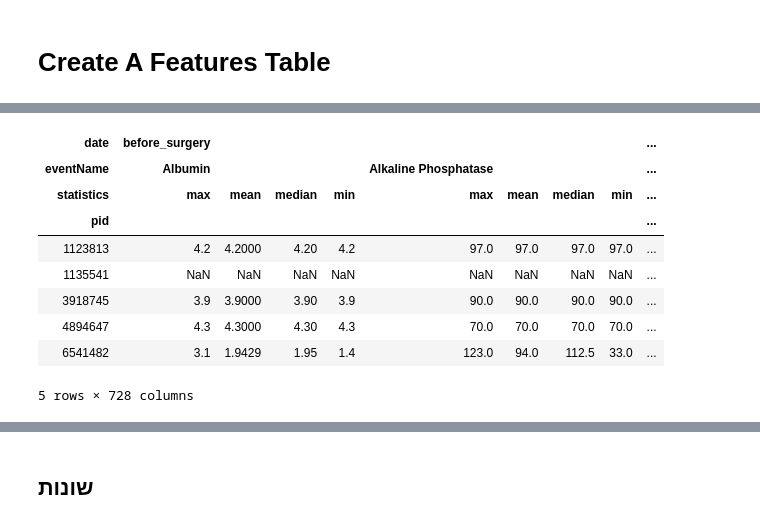
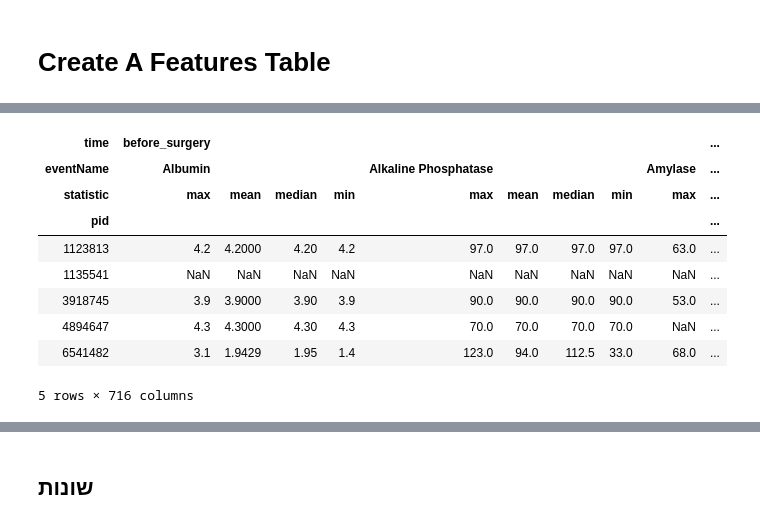
Before and after one commit to nomihadar/Anastomotic-Leak-Prediction, a Jupyter notebook: Scripts/parseData5 - create matrix.ipynb, the cells around one changed output, grey strips where cells are left out. Saved outputs shown, nothing was run; the diff lists cells and outputs as text; code cells hidden in the pictures.

```diff
--- a/Scripts/parseData5 - create matrix.ipynb
+++ b/Scripts/parseData5 - create matrix.ipynb
@@ -156,5 +183,5 @@ Name: numeric, Length: 1200847, dtype: float64
 # %%
-data = df.iloc[laboratory | physical]
+data = df.loc[laboratory | physical]
 # %%
 
 before_frames = []
@@ -210,13 +237,13 @@ result shape: (5, 120)
-# %%
-result_data
-# %% [output]
-| date | before_surgery |  |  |  |  |  |  |  | ... |
-| eventName | Albumin |  |  |  | Alkaline Phosphatase |  |  |  | ... |
-| statistics | max | mean | median | min | max | mean | median | min | ... |
-| pid |  |  |  |  |  |  |  |  | ... |
-| 1123813 | 4.2 | 4.2000 | 4.20 | 4.2 | 97.0 | 97.0 | 97.0 | 97.0 | ... |
-| 1135541 | NaN | NaN | NaN | NaN | NaN | NaN | NaN | NaN | ... |
-| 3918745 | 3.9 | 3.9000 | 3.90 | 3.9 | 90.0 | 90.0 | 90.0 | 90.0 | ... |
-| 4894647 | 4.3 | 4.3000 | 4.30 | 4.3 | 70.0 | 70.0 | 70.0 | 70.0 | ... |
-| 6541482 | 3.1 | 1.9429 | 1.95 | 1.4 | 123.0 | 94.0 | 112.5 | 33.0 | ... |
-5 rows × 728 columns
+# %%
+mat1.head()
+# %% [output]
+| time | before_surgery |  |  |  |  |  |  |  |  | ... |
+| eventName | Albumin |  |  |  | Alkaline Phosphatase |  |  |  | Amylase | ... |
+| statistic | max | mean | median | min | max | mean | median | min | max | ... |
+| pid |  |  |  |  |  |  |  |  |  | ... |
+| 1123813 | 4.2 | 4.2000 | 4.20 | 4.2 | 97.0 | 97.0 | 97.0 | 97.0 | 63.0 | ... |
+| 1135541 | NaN | NaN | NaN | NaN | NaN | NaN | NaN | NaN | NaN | ... |
+| 3918745 | 3.9 | 3.9000 | 3.90 | 3.9 | 90.0 | 90.0 | 90.0 | 90.0 | 53.0 | ... |
+| 4894647 | 4.3 | 4.3000 | 4.30 | 4.3 | 70.0 | 70.0 | 70.0 | 70.0 | NaN | ... |
+| 6541482 | 3.1 | 1.9429 | 1.95 | 1.4 | 123.0 | 94.0 | 112.5 | 33.0 | 68.0 | ... |
+5 rows × 716 columns
```
Also changed, not shown: parts of 35 cells of this notebook.
